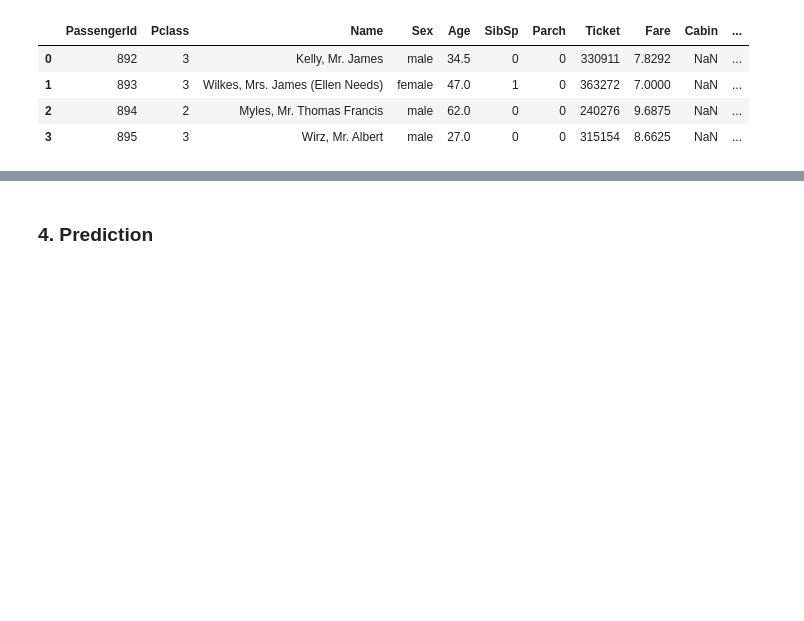
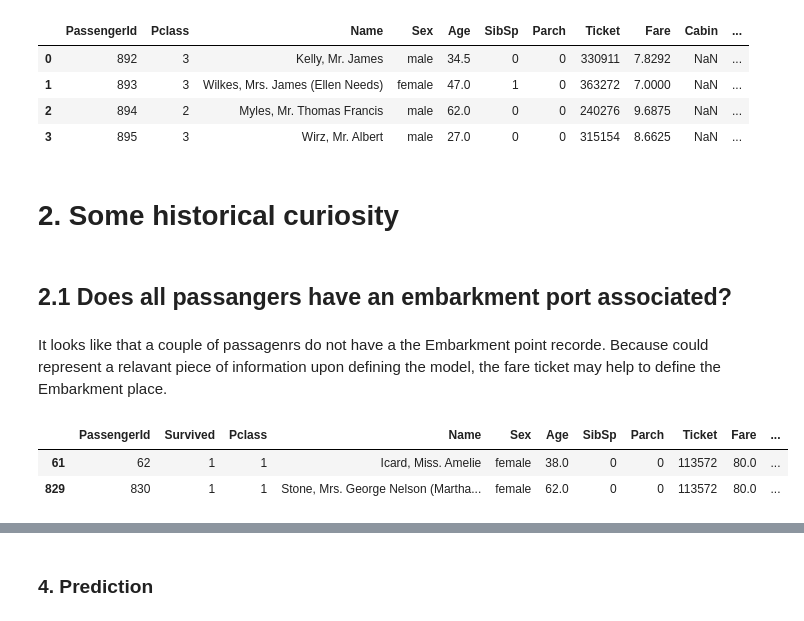
Before and after one commit to lucascarpantonio/Kaggle_Titanic_ML, a Jupyter notebook: titanic-machine-learning-from-disaster.ipynb, the cells around one changed output, grey strips where cells are left out. Drawn from its saved outputs; the diff is of its cells as text; code cells hidden in the pictures; blank space fills up the shorter version.

```diff
--- a/titanic-machine-learning-from-disaster.ipynb
+++ b/titanic-machine-learning-from-disaster.ipynb
@@ -88,0 +121,12 @@ memory usage: 36.1+ KB
+# %% [markdown]
+# 2. Some historical curiosity
+# %% [markdown]
+## 2.1 Does all passangers have an embarkment port associated?
+# %% [markdown]
+It looks like that a couple of passagenrs do not have a the Embarkment point recorde. Because could represent a relavant piece of information upon defining the model, the fare ticket may help to define the Embarkment place.
+# %%
+train_data[train_data['Embarked'].isna()]
+# %% [output]
+|  | PassengerId | Survived | Pclass | Name | Sex | Age | SibSp | Parch | Ticket | Fare | ... |
+| 61 | 62 | 1 | 1 | Icard, Miss. Amelie | female | 38.0 | 0 | 0 | 113572 | 80.0 | ... |
+| 829 | 830 | 1 | 1 | Stone, Mrs. George Nelson (Martha... | female | 62.0 | 0 | 0 | 113572 | 80.0 | ... |
```
Also changed, not shown: parts of 38 cells of this notebook.
